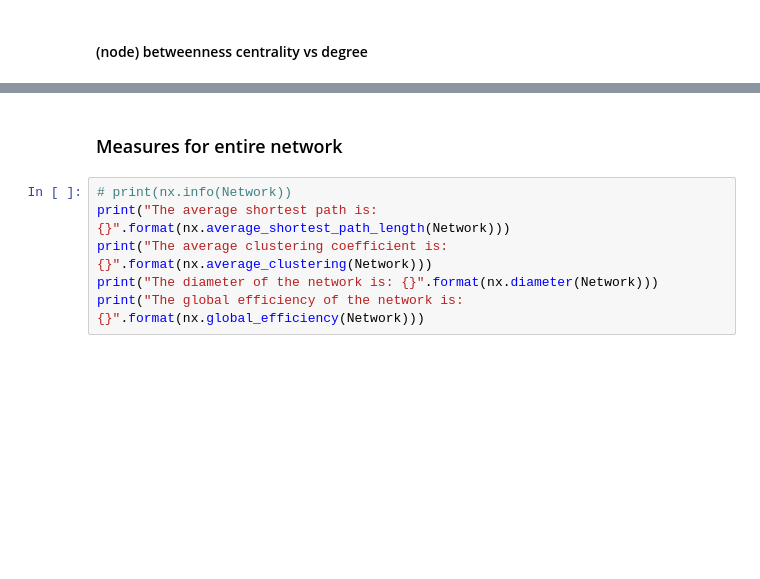
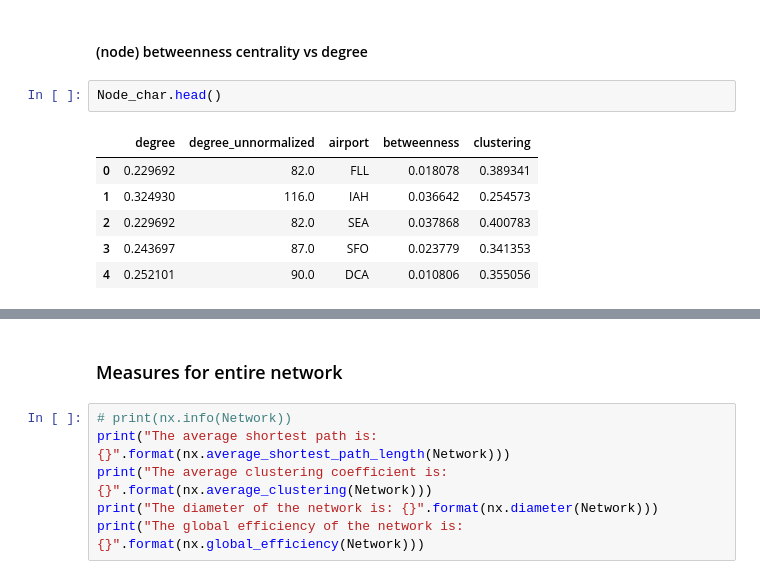
Before and after one commit to Morten-Esketveit/TSDS-gruppe-2019, a Jupyter notebook: Exam/Description_basic.ipynb, the cells around one changed output, grey strips where cells are left out. Drawn from its saved outputs; the diff is of its cells as text; blank space fills up the shorter version.

```diff
--- a/Exam/Description_basic.ipynb
+++ b/Exam/Description_basic.ipynb
@@ -130,2 +128,11 @@ plt.show()
 # %% [markdown]
 #### (node) betweenness centrality vs degree
+# %%
+Node_char.head()
+# %% [output]
+|  | degree | degree_unnormalized | airport | betweenness | clustering |
+| 0 | 0.229692 | 82.0 | FLL | 0.018078 | 0.389341 |
+| 1 | 0.324930 | 116.0 | IAH | 0.036642 | 0.254573 |
+| 2 | 0.229692 | 82.0 | SEA | 0.037868 | 0.400783 |
+| 3 | 0.243697 | 87.0 | SFO | 0.023779 | 0.341353 |
+| 4 | 0.252101 | 90.0 | DCA | 0.010806 | 0.355056 |
```
Also changed, not shown: parts of 11 cells of this notebook, 10 other files.
